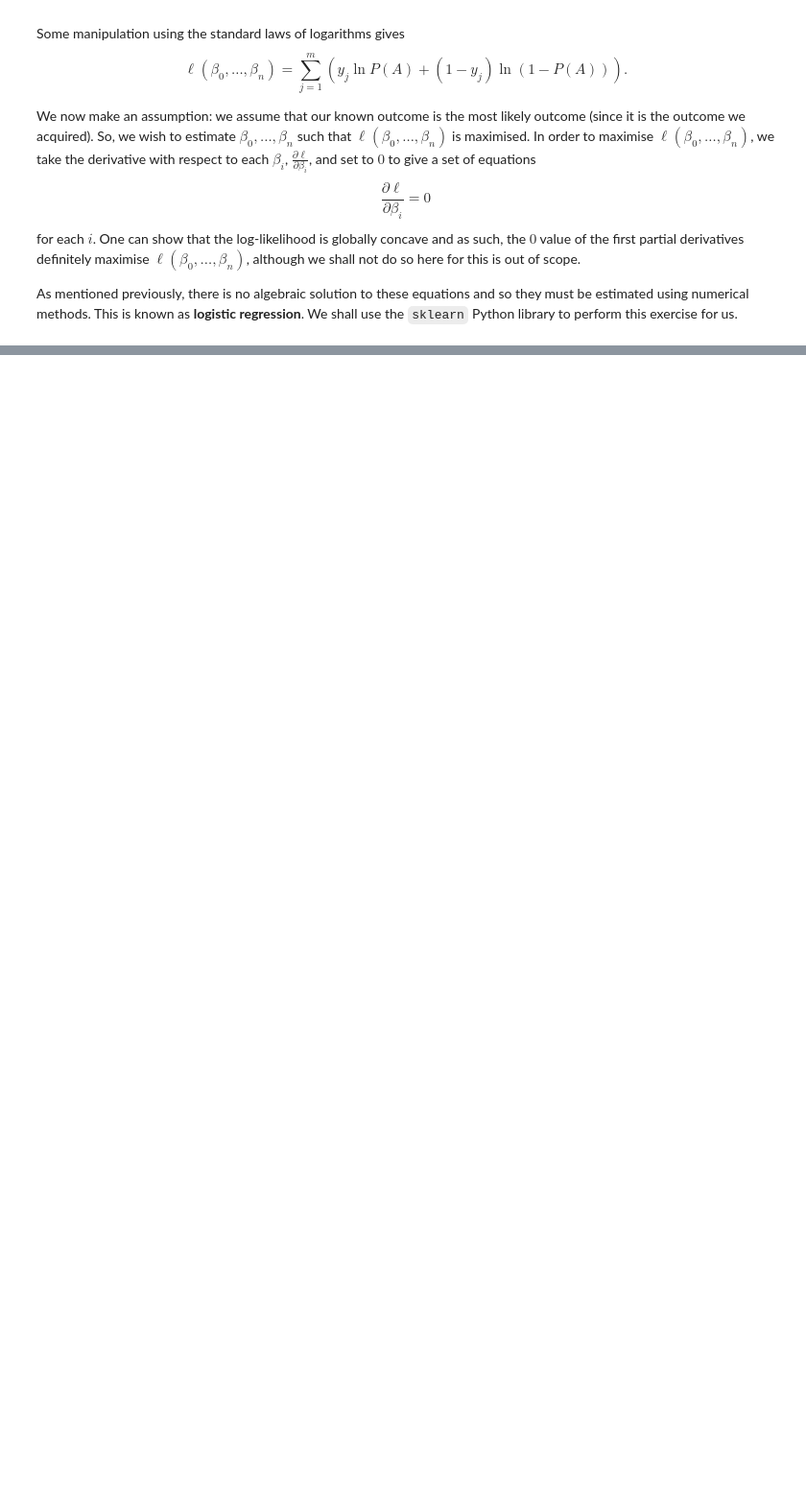
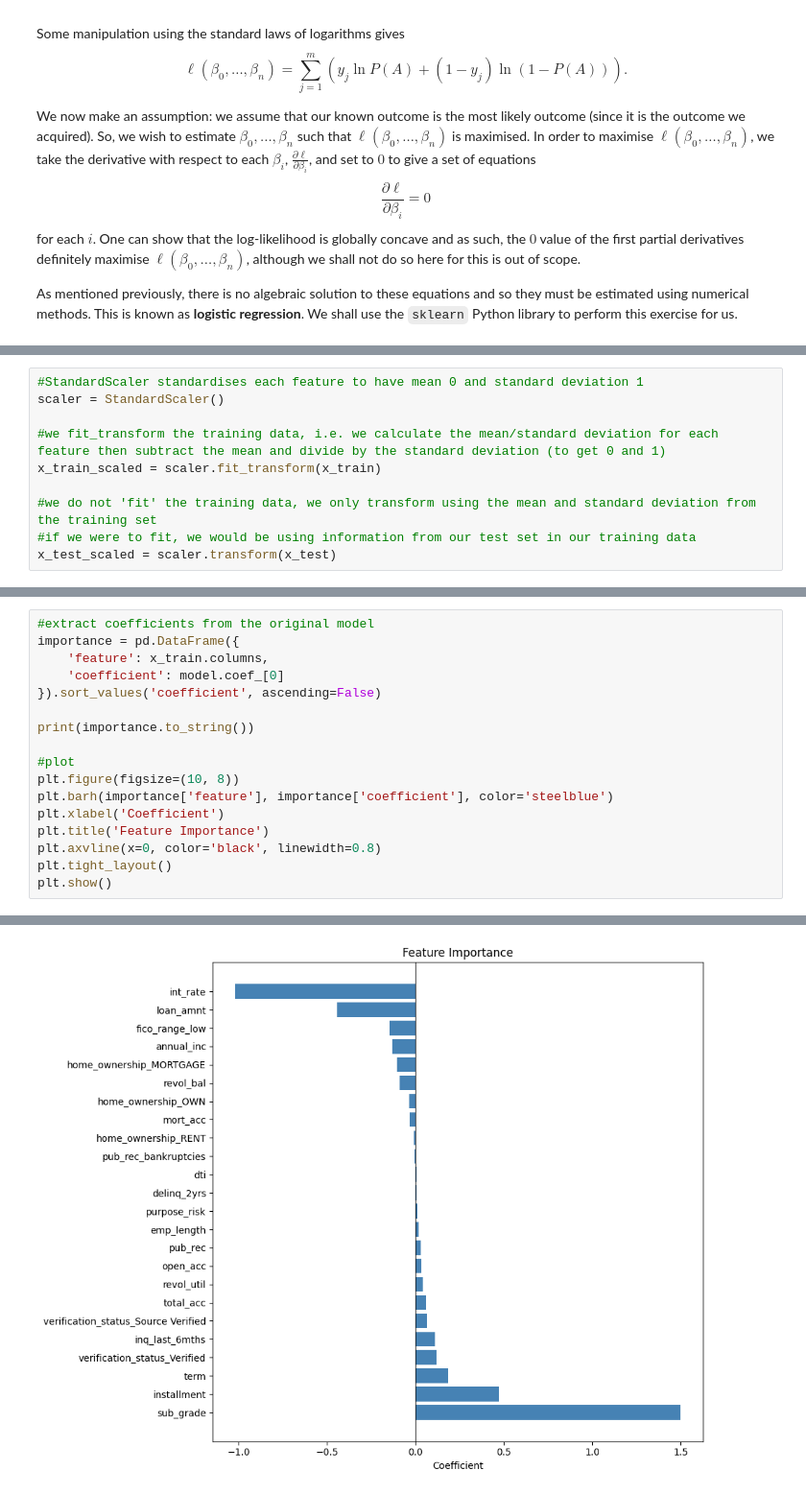
Before and after one commit to jacob1999r/credit-risk-model, a Jupyter notebook: 03_pd_model.ipynb, the cells around one changed output, grey strips where cells are left out. Shown at 96% size. Cells and saved outputs as stored; diff of their text form; blank space fills up the shorter version.

```diff
--- a/03_pd_model.ipynb
+++ b/03_pd_model.ipynb
@@ -122,0 +125,10 @@ Now that we understand the theory, we can begin to train our model. Let us perfo
+# %%
+#StandardScaler standardises each feature to have mean 0 and standard deviation 1
+scaler = StandardScaler()
+
+#we fit_transform the training data, i.e. we calculate the mean/standard deviation for each feature then subtract the mean and divide by the standard deviation (to get 0 and 1)
+x_train_scaled = scaler.fit_transform(x_train)
+
+#we do not 'fit' the training data, we only transform using the mean and standard deviation from the training set
+#if we were to fit, we would be using information from our test set in our training data
+x_test_scaled = scaler.transform(x_test)
@@ -122,0 +302,18 @@ Now that we understand the theory, we can begin to train our model. Let us perfo
+# %%
+#extract coefficients from the original model
+importance = pd.DataFrame({
+    'feature': x_train.columns,
+    'coefficient': model.coef_[0]
+}).sort_values('coefficient', ascending=False)
+
+print(importance.to_string())
+
+#plot
+plt.figure(figsize=(10, 8))
+plt.barh(importance['feature'], importance['coefficient'], color='steelblue')
+plt.xlabel('Coefficient')
+plt.title('Feature Importance')
+plt.axvline(x=0, color='black', linewidth=0.8)
+plt.tight_layout()
+plt.show()
+# %% [output]
@@ -122,0 +337 @@ Now that we understand the theory, we can begin to train our model. Let us perfo
+[figure, added]
```
Also changed, not shown: parts of 27 cells of this notebook.
